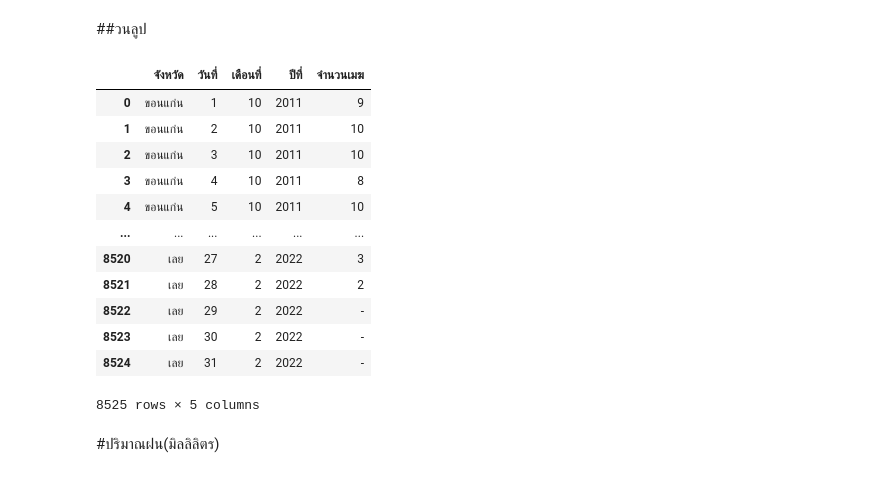
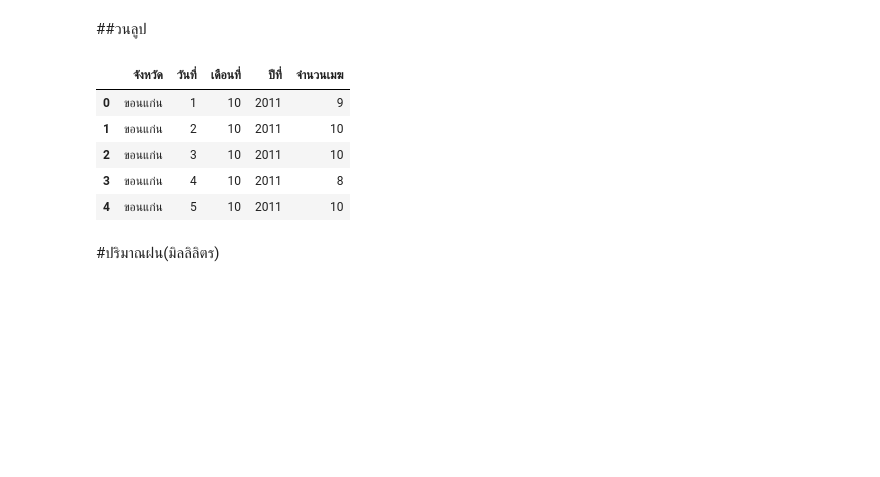
Before and after one commit to CallmeSIRI/bsc_dpdm22, a Jupyter notebook: Quiz_Group6.ipynb, the cells around one changed output. Cells and saved outputs as stored; diff of their text form; code cells hidden in the pictures; blank space fills up the shorter version.

```diff
--- a/Quiz_Group6.ipynb
+++ b/Quiz_Group6.ipynb
@@ -129,2 +116,5 @@ allpres.shape
 # %% [markdown]
 ##วนลูป
+# %%
+for i in allpres.columns:
+  print(i) #ให้โชว์ชื่อคอลัมน์ทุกคอลัมบ์
@@ -207,11 +216,11 @@ pk
 # %% [markdown]
 #ความชื้นสัมพัทธ์(เปอร์เซ็นต์)
 # %%
-KH2 = pd.read_excel('/content/drive/MyDrive/bsc_DMPM_data/อุตุ/ความชื้นสัมพัทธ์(เปอร์เซ็นต์)/จ.ขอนแก่น.xlsx',sheet_name='Sheet1',skiprows=4).rename(columns={'Unnamed: 0' : 'ที่', 'Unnamed: 1' : 'สถานี', 'Unnamed: 2' : 'เดือน/ปี', 'Unnamed: 34' : 'ความชื้น'})
-NA2 = pd.read_excel('/content/drive/MyDrive/bsc_DMPM_data/อุตุ/ความชื้นสัมพัทธ์(เปอร์เซ็นต์)/จ.นครพนม.xlsx',sheet_name='Sheet1',skiprows=4).rename(columns={'Unnamed: 0' : 'ที่', 'Unnamed: 1' : 'สถานี', 'Unnamed: 2' : 'เดือน/ปี', 'Unnamed: 34' : 'ความชื้น'})
-SA2 = pd.read_excel('/content/drive/MyDrive/bsc_DMPM_data/อุตุ/ความชื้นสัมพัทธ์(เปอร์เซ็นต์)/จ.สกลนคร.xlsx',sheet_name='Sheet1',skiprows=4).rename(columns={'Unnamed: 0' : 'ที่', 'Unnamed: 1' : 'สถานี', 'Unnamed: 2' : 'เดือน/ปี', 'Unnamed: 34' : 'ความชื้น'})
-NO2 = pd.read_excel('/content/drive/MyDrive/bsc_DMPM_data/อุตุ/ความชื้นสัมพัทธ์(เปอร์เซ็นต์)/จ.หนองคาย.xlsx',sheet_name='Sheet1',skiprows=4).rename(columns={'Unnamed: 0' : 'ที่', 'Unnamed: 1' : 'สถานี', 'Unnamed: 2' : 'เดือน/ปี', 'Unnamed: 34' : 'ความชื้น'})
-LO2 = pd.read_excel('/content/drive/MyDrive/bsc_DMPM_data/อุตุ/ความชื้นสัมพัทธ์(เปอร์เซ็นต์)/จ.เลย.xlsx',sheet_name='Sheet1',skiprows=4).rename(columns={'Unnamed: 0' : 'ที่', 'Unnamed: 1' : 'สถานี', 'Unnamed: 2' : 'เดือน/ปี', 'Unnamed: 34' : 'ความชื้น'})
+KH2 = pd.read_excel('/content/drive/MyDrive/bsc_DPDM_data/อุตุ/ความชื้นสัมพัทธ์(เปอร์เซ็นต์)/จ.ขอนแก่น.xlsx',sheet_name='Sheet1',skiprows=4).rename(columns={'Unnamed: 0' : 'ที่', 'Unnamed: 1' : 'สถานี', 'Unnamed: 2' : 'เดือน/ปี', 'Unnamed: 34' : 'ความชื้น'})
+NA2 = pd.read_excel('/content/drive/MyDrive/bsc_DPDM_data/อุตุ/ความชื้นสัมพัทธ์(เปอร์เซ็นต์)/จ.นครพนม.xlsx',sheet_name='Sheet1',skiprows=4).rename(columns={'Unnamed: 0' : 'ที่', 'Unnamed: 1' : 'สถานี', 'Unnamed: 2' : 'เดือน/ปี', 'Unnamed: 34' : 'ความชื้น'})
+SA2 = pd.read_excel('/content/drive/MyDrive/bsc_DPDM_data/อุตุ/ความชื้นสัมพัทธ์(เปอร์เซ็นต์)/จ.สกลนคร.xlsx',sheet_name='Sheet1',skiprows=4).rename(columns={'Unnamed: 0' : 'ที่', 'Unnamed: 1' : 'สถานี', 'Unnamed: 2' : 'เดือน/ปี', 'Unnamed: 34' : 'ความชื้น'})
+NO2 = pd.read_excel('/content/drive/MyDrive/bsc_DPDM_data/อุตุ/ความชื้นสัมพัทธ์(เปอร์เซ็นต์)/จ.หนองคาย.xlsx',sheet_name='Sheet1',skiprows=4).rename(columns={'Unnamed: 0' : 'ที่', 'Unnamed: 1' : 'สถานี', 'Unnamed: 2' : 'เดือน/ปี', 'Unnamed: 34' : 'ความชื้น'})
+LO2 = pd.read_excel('/content/drive/MyDrive/bsc_DPDM_data/อุตุ/ความชื้นสัมพัทธ์(เปอร์เซ็นต์)/จ.เลย.xlsx',sheet_name='Sheet1',skiprows=4).rename(columns={'Unnamed: 0' : 'ที่', 'Unnamed: 1' : 'สถานี', 'Unnamed: 2' : 'เดือน/ปี', 'Unnamed: 34' : 'ความชื้น'})
 
 KH2['จังหวัด'] = 'ขอนแก่น' #เพิ่มคอลัมน์จังหวัด
 NA2['จังหวัด'] = 'นครพนม'
@@ -284,11 +290,11 @@ hk
 # %% [markdown]
 #ความเร็วลม(นอต)
 # %%
-KH3 = pd.read_excel('/content/drive/MyDrive/bsc_DMPM_data/อุตุ/ความเร็วลม(นอต)/จ.ขอนแก่น.xlsx',sheet_name='Sheet1',skiprows=4).rename(columns={'Unnamed: 0' : 'ที่', 'Unnamed: 1' : 'สถานี', 'Unnamed: 2' : 'เดือน/ปี', 'Unnamed: 34' : 'ความเร็วลม'})
-NA3 = pd.read_excel('/content/drive/MyDrive/bsc_DMPM_data/อุตุ/ความเร็วลม(นอต)/จ.นครพนม.xlsx',sheet_name='Sheet1',skiprows=4).rename(columns={'Unnamed: 0' : 'ที่', 'Unnamed: 1' : 'สถานี', 'Unnamed: 2' : 'เดือน/ปี', 'Unnamed: 34' : 'ความเร็วลม'})
-SA3 = pd.read_excel('/content/drive/MyDrive/bsc_DMPM_data/อุตุ/ความเร็วลม(นอต)/จ.สกลนคร.xlsx',sheet_name='Sheet1',skiprows=4).rename(columns={'Unnamed: 0' : 'ที่', 'Unnamed: 1' : 'สถานี', 'Unnamed: 2' : 'เดือน/ปี', 'Unnamed: 34' : 'ความเร็วลม'})
-NO3 = pd.read_excel('/content/drive/MyDrive/bsc_DMPM_data/อุตุ/ความเร็วลม(นอต)/จ.หนองคาย.xlsx',sheet_name='Sheet1',skiprows=4).rename(columns={'Unnamed: 0' : 'ที่', 'Unnamed: 1' : 'สถานี', 'Unnamed: 2' : 'เดือน/ปี', 'Unnamed: 34' : 'ความเร็วลม'})
-LO3 = pd.read_excel('/content/drive/MyDrive/bsc_DMPM_data/อุตุ/ความเร็วลม(นอต)/จ.เลย.xlsx',sheet_name='Sheet1',skiprows=4).rename(columns={'Unnamed: 0' : 'ที่', 'Unnamed: 1' : 'สถานี', 'Unnamed: 2' : 'เดือน/ปี', 'Unnamed: 34' : 'ความเร็วลม'})
+KH3 = pd.read_excel('/content/drive/MyDrive/bsc_DPDM_data/อุตุ/ความเร็วลม(นอต)/จ.ขอนแก่น.xlsx',sheet_name='Sheet1',skiprows=4).rename(columns={'Unnamed: 0' : 'ที่', 'Unnamed: 1' : 'สถานี', 'Unnamed: 2' : 'เดือน/ปี', 'Unnamed: 34' : 'ความเร็วลม'})
+NA3 = pd.read_excel('/content/drive/MyDrive/bsc_DPDM_data/อุตุ/ความเร็วลม(นอต)/จ.นครพนม.xlsx',sheet_name='Sheet1',skiprows=4).rename(columns={'Unnamed: 0' : 'ที่', 'Unnamed: 1' : 'สถานี', 'Unnamed: 2' : 'เดือน/ปี', 'Unnamed: 34' : 'ความเร็วลม'})
+SA3 = pd.read_excel('/content/drive/MyDrive/bsc_DPDM_data/อุตุ/ความเร็วลม(นอต)/จ.สกลนคร.xlsx',sheet_name='Sheet1',skiprows=4).rename(columns={'Unnamed: 0' : 'ที่', 'Unnamed: 1' : 'สถานี', 'Unnamed: 2' : 'เดือน/ปี', 'Unnamed: 34' : 'ความเร็วลม'})
+NO3 = pd.read_excel('/content/drive/MyDrive/bsc_DPDM_data/อุตุ/ความเร็วลม(นอต)/จ.หนองคาย.xlsx',sheet_name='Sheet1',skiprows=4).rename(columns={'Unnamed: 0' : 'ที่', 'Unnamed: 1' : 'สถานี', 'Unnamed: 2' : 'เดือน/ปี', 'Unnamed: 34' : 'ความเร็วลม'})
+LO3 = pd.read_excel('/content/drive/MyDrive/bsc_DPDM_data/อุตุ/ความเร็วลม(นอต)/จ.เลย.xlsx',sheet_name='Sheet1',skiprows=4).rename(columns={'Unnamed: 0' : 'ที่', 'Unnamed: 1' : 'สถานี', 'Unnamed: 2' : 'เดือน/ปี', 'Unnamed: 34' : 'ความเร็วลม'})
 
 KH3['จังหวัด'] = 'ขอนแก่น' #เพิ่มคอลัมน์จังหวัด
 NA3['จังหวัด'] = 'นครพนม'
@@ -361,11 +360,11 @@ wk
 # %% [markdown]
 #จำนวนเมฆ(10ส่วน)
 # %%
-KH4 = pd.read_excel('/content/drive/MyDrive/bsc_DMPM_data/อุตุ/จำนวนเมฆ(10ส่วน)/จ.ขอนแก่น.xlsx',sheet_name='Sheet1',skiprows=4).rename(columns={'Unnamed: 0' : 'ที่', 'Unnamed: 1' : 'สถานี', 'Unnamed: 2' : 'เดือน/ปี', 'Unnamed: 34' : 'จำนวนเมฆ'})
-NA4 = pd.read_excel('/content/drive/MyDrive/bsc_DMPM_data/อุตุ/จำนวนเมฆ(10ส่วน)/จ.นครพนม.xlsx',sheet_name='Sheet1',skiprows=4).rename(columns={'Unnamed: 0' : 'ที่', 'Unnamed: 1' : 'สถานี', 'Unnamed: 2' : 'เดือน/ปี', 'Unnamed: 34' : 'จำนวนเมฆ'})
-SA4 = pd.read_excel('/content/drive/MyDrive/bsc_DMPM_data/อุตุ/จำนวนเมฆ(10ส่วน)/จ.สกลนคร.xlsx',sheet_name='Sheet1',skiprows=4).rename(columns={'Unnamed: 0' : 'ที่', 'Unnamed: 1' : 'สถานี', 'Unnamed: 2' : 'เดือน/ปี', 'Unnamed: 34' : 'จำนวนเมฆ'})
-NO4 = pd.read_excel('/content/drive/MyDrive/bsc_DMPM_data/อุตุ/จำนวนเมฆ(10ส่วน)/จ.หนองคาย.xlsx',sheet_name='Sheet1',skiprows=4).rename(columns={'Unnamed: 0' : 'ที่', 'Unnamed: 1' : 'สถานี', 'Unnamed: 2' : 'เดือน/ปี', 'Unnamed: 34' : 'จำนวนเมฆ'})
-LO4 = pd.read_excel('/content/drive/MyDrive/bsc_DMPM_data/อุตุ/จำนวนเมฆ(10ส่วน)/จ.เลย.xlsx',sheet_name='Sheet1',skiprows=4).iloc[:,:35].rename(columns={'Unnamed: 0' : 'ที่', 'Unnamed: 1' : 'สถานี', 'Unnamed: 2' : 'เดือน/ปี', 'Unnamed: 34' : 'จำนวนเมฆ'})
+KH4 = pd.read_excel('/content/drive/MyDrive/bsc_DPDM_data/อุตุ/จำนวนเมฆ(10ส่วน)/จ.ขอนแก่น.xlsx',sheet_name='Sheet1',skiprows=4).rename(columns={'Unnamed: 0' : 'ที่', 'Unnamed: 1' : 'สถานี', 'Unnamed: 2' : 'เดือน/ปี', 'Unnamed: 34' : 'จำนวนเมฆ'})
+NA4 = pd.read_excel('/content/drive/MyDrive/bsc_DPDM_data/อุตุ/จำนวนเมฆ(10ส่วน)/จ.นครพนม.xlsx',sheet_name='Sheet1',skiprows=4).rename(columns={'Unnamed: 0' : 'ที่', 'Unnamed: 1' : 'สถานี', 'Unnamed: 2' : 'เดือน/ปี', 'Unnamed: 34' : 'จำนวนเมฆ'})
+SA4 = pd.read_excel('/content/drive/MyDrive/bsc_DPDM_data/อุตุ/จำนวนเมฆ(10ส่วน)/จ.สกลนคร.xlsx',sheet_name='Sheet1',skiprows=4).rename(columns={'Unnamed: 0' : 'ที่', 'Unnamed: 1' : 'สถานี', 'Unnamed: 2' : 'เดือน/ปี', 'Unnamed: 34' : 'จำนวนเมฆ'})
+NO4 = pd.read_excel('/content/drive/MyDrive/bsc_DPDM_data/อุตุ/จำนวนเมฆ(10ส่วน)/จ.หนองคาย.xlsx',sheet_name='Sheet1',skiprows=4).rename(columns={'Unnamed: 0' : 'ที่', 'Unnamed: 1' : 'สถานี', 'Unnamed: 2' : 'เดือน/ปี', 'Unnamed: 34' : 'จำนวนเมฆ'})
+LO4 = pd.read_excel('/content/drive/MyDrive/bsc_DPDM_data/อุตุ/จำนวนเมฆ(10ส่วน)/จ.เลย.xlsx',sheet_name='Sheet1',skiprows=4).iloc[:,:35].rename(columns={'Unnamed: 0' : 'ที่', 'Unnamed: 1' : 'สถานี', 'Unnamed: 2' : 'เดือน/ปี', 'Unnamed: 34' : 'จำนวนเมฆ'})
 
 KH4['จังหวัด'] = 'ขอนแก่น' #เพิ่มคอลัมน์จังหวัด
 NA4['จังหวัด'] = 'นครพนม'
@@ -413,28 +412,21 @@ allcloud.head()
 # %%
 c = list() #สร้างดิกชินารี่เข้ามาเก็บ
 for index, row in allcloud.iterrows():
   for i in range(1,32): #เพราะเราจะเอาคอลัมน์ที่มีชื่อว่า 1
-        #  print(f'วันที่ ',i,'เดือนที่ ',row['เดือน'],' ปีที่ ', row['ปี'],'จำนวนเมฆ -> ',row[i],row['จังหวัด'])
-         c.append([row['จังหวัด'],'วันที่ ',i,'เดือนที่ ',row['เดือน'],' ปีที่ ', row['ปี'],'จำนวนเมฆ',row[i]])
+    # print(f'วันที่ ',i,'เดือนที่ ',row['เดือน'],' ปีที่ ', row['ปี'],'จำนวนเมฆ -> ',row[i],row['จังหวัด'])
+        c.append([row['จังหวัด'],'วันที่ ',i,'เดือนที่ ',row['เดือน'],' ปีที่ ', row['ปี'],'จำนวนเมฆ',row[i]])
 
-ck = pd.DataFrame(c)
+ck = pd.DataFrame(c) #ตาราง
 ck = pd.DataFrame(c, columns=['จังหวัด','0','วันที่','1','เดือนที่','2','ปีที่','3','จำนวนเมฆ'])
-ck.drop(['0', '1', '2','3'], 1, inplace=True)
-ck
+ck.drop(['0', '1', '2','3'], 1, inplace=True) #เลือกดรอปชื่อหัวคอลัมน์ที่ไม่เอา
+ck.head()
 # %% [output]
 |  | จังหวัด | วันที่ | เดือนที่ | ปีที่ | จำนวนเมฆ |
 | 0 | ขอนแก่น | 1 | 10 | 2011 | 9 |
 | 1 | ขอนแก่น | 2 | 10 | 2011 | 10 |
 | 2 | ขอนแก่น | 3 | 10 | 2011 | 10 |
 | 3 | ขอนแก่น | 4 | 10 | 2011 | 8 |
 | 4 | ขอนแก่น | 5 | 10 | 2011 | 10 |
-| ... | ... | ... | ... | ... | ... |
-| 8520 | เลย | 27 | 2 | 2022 | 3 |
-| 8521 | เลย | 28 | 2 | 2022 | 2 |
-| 8522 | เลย | 29 | 2 | 2022 | - |
-| 8523 | เลย | 30 | 2 | 2022 | - |
-| 8524 | เลย | 31 | 2 | 2022 | - |
-8525 rows × 5 columns
 # %% [markdown]
 #ปริมาณฝน(มิลลิลิตร)
 # %%
```
Also changed, not shown: parts of 37 cells of this notebook.
